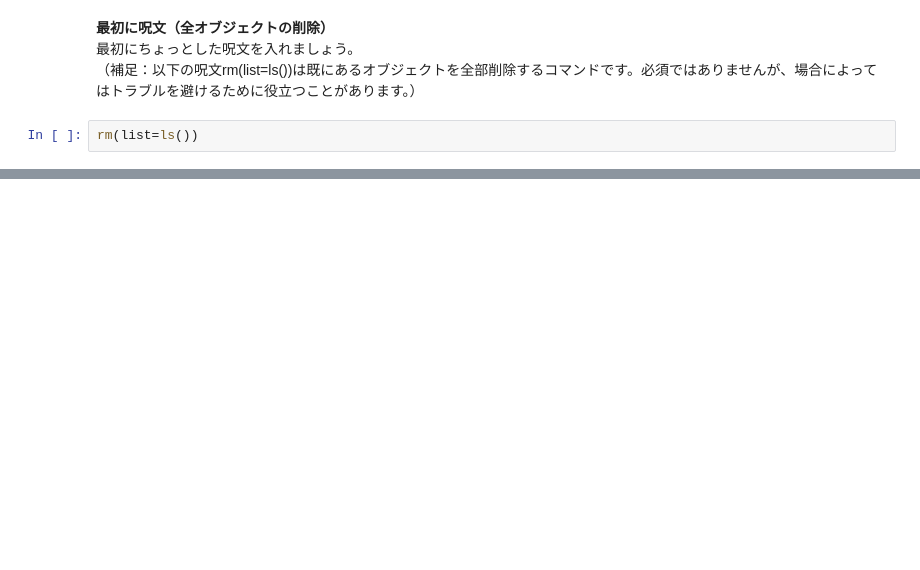
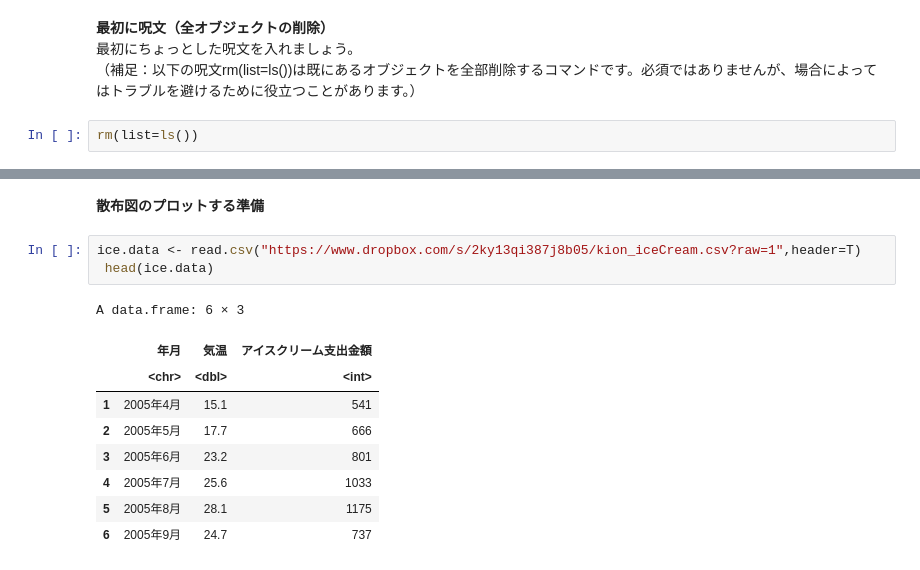
Before and after one commit to koiti-yano/colab, a Jupyter notebook: 経済統計a_R入門_3_plot.ipynb, the cells around one changed output, grey strips where cells are left out. Cells and saved outputs as stored; diff of their text form; blank space fills up the shorter version.

```diff
--- a/経済統計a_R入門_3_plot.ipynb
+++ b/経済統計a_R入門_3_plot.ipynb
@@ -21,0 +51,16 @@ rm(list=ls())
+# %% [markdown]
+**散布図のプロットする準備**
+<br>
+# %%
+ice.data <- read.csv("https://www.dropbox.com/s/2ky13qi387j8b05/kion_iceCream.csv?raw=1",header=T)
+ head(ice.data)
+# %% [output]
+A data.frame: 6 × 3
+|  | 年月 | 気温 | アイスクリーム支出金額 |
+|  | <chr> | <dbl> | <int> |
+| 1 | 2005年4月 | 15.1 | 541 |
+| 2 | 2005年5月 | 17.7 | 666 |
+| 3 | 2005年6月 | 23.2 | 801 |
+| 4 | 2005年7月 | 25.6 | 1033 |
+| 5 | 2005年8月 | 28.1 | 1175 |
+| 6 | 2005年9月 | 24.7 | 737 |
```
Also changed, not shown: parts of 11 cells of this notebook.
